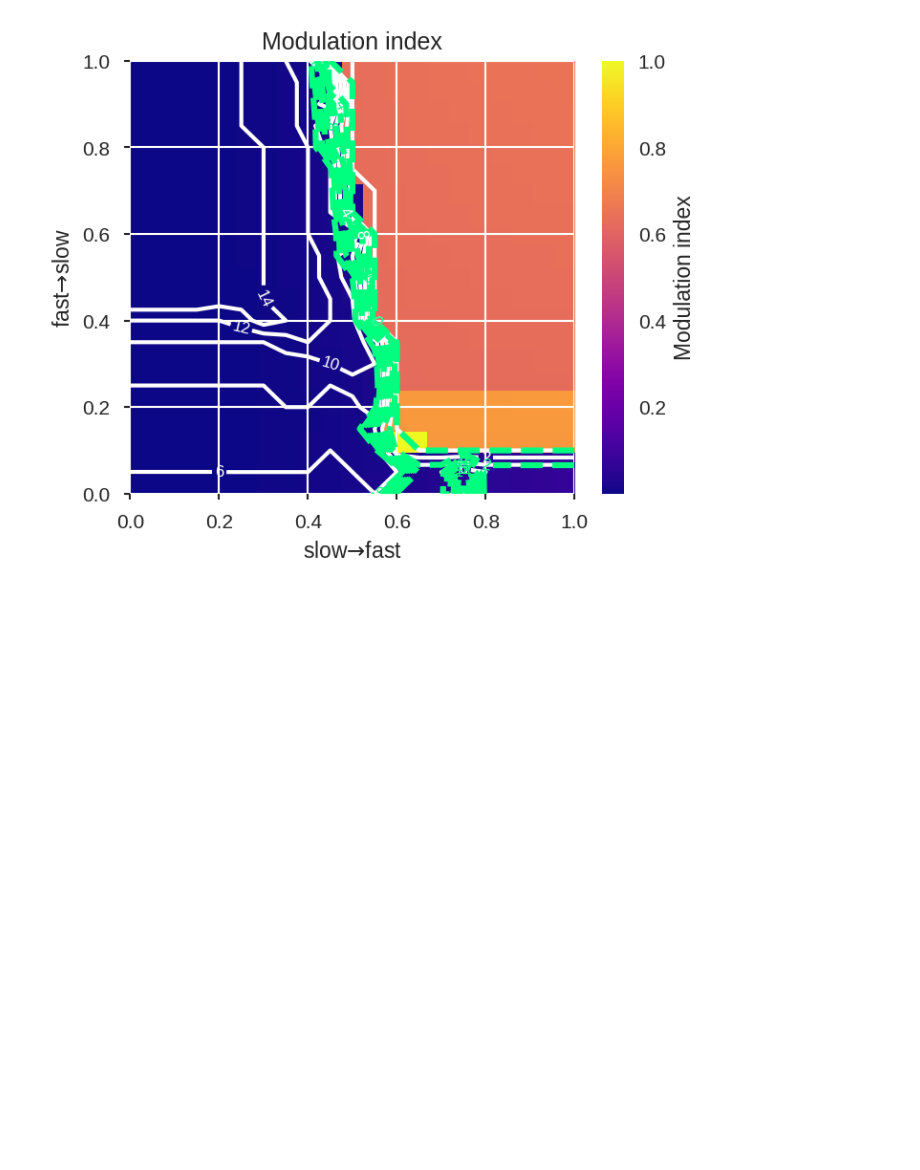
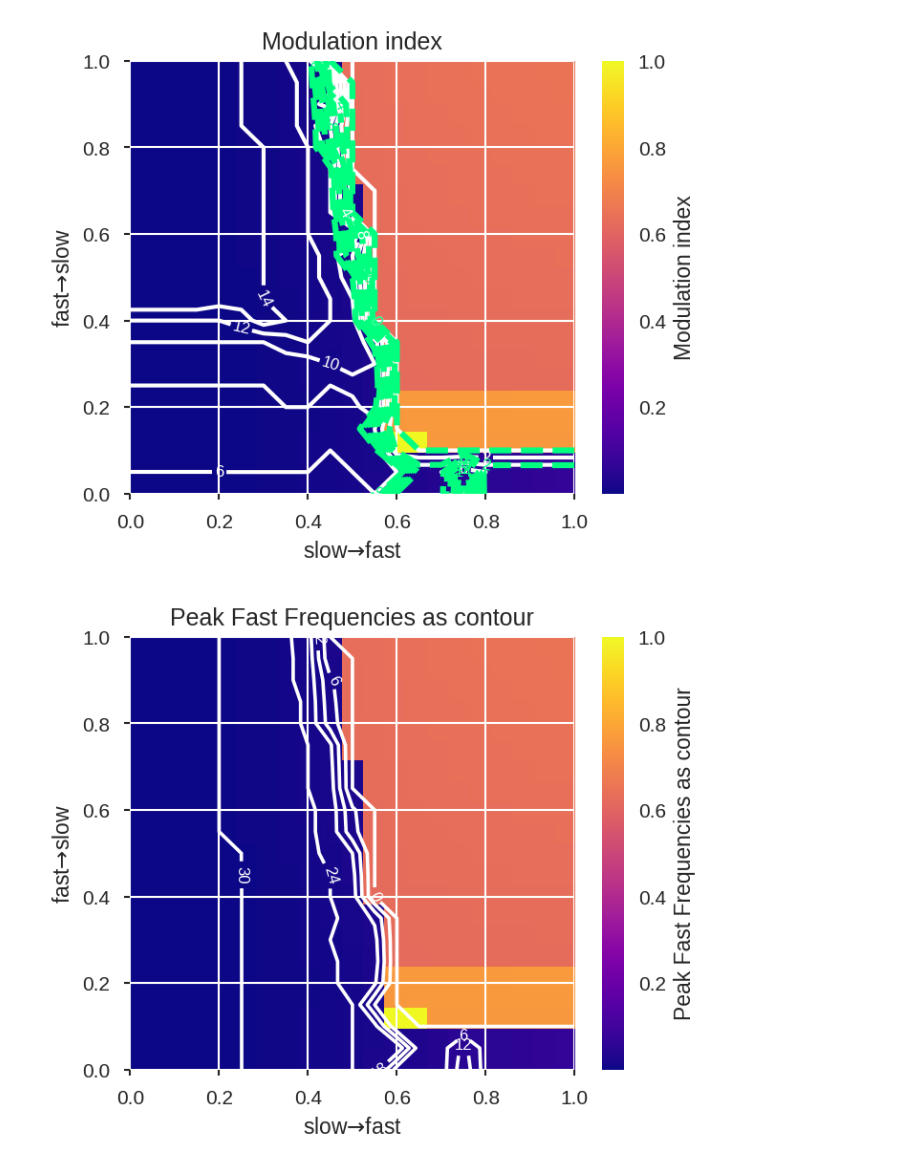
Before and after one commit to jajcayn/Hopf_CFC_analysis, a Jupyter notebook: parameters_exploration_Hopf.ipynb, the cells around one changed output. Cells and saved outputs as stored; diff of their text form; code cells hidden in the pictures; blank space fills up the shorter version.

Commit message:
add plots

```diff
--- a/parameters_exploration_Hopf.ipynb
+++ b/parameters_exploration_Hopf.ipynb
@@ -243,3 +243,17 @@ eu.plotExplorationResults(
 )
 # %% [output]
 [figure]
+# %%
+    eu.plotExplorationResults(
+        search.dfResults,
+        par1=["slow_to_fast", r"slow$\to$fast"],
+        par2=["fast_to_slow", r"fast$\to$slow"],
+        plot_key="modulation_index",
+        plot_key_label= "Peak Fast Frequencies as contour",
+        nan_to_zero=False,
+        contour="peak_freq_fast",
+        contour_levels=5,
+        contour_kwargs={ "clabel": True}
+)
+# %% [output]
+[figure, added]
```
Also changed, not shown: parts of 1 cell of this notebook.
